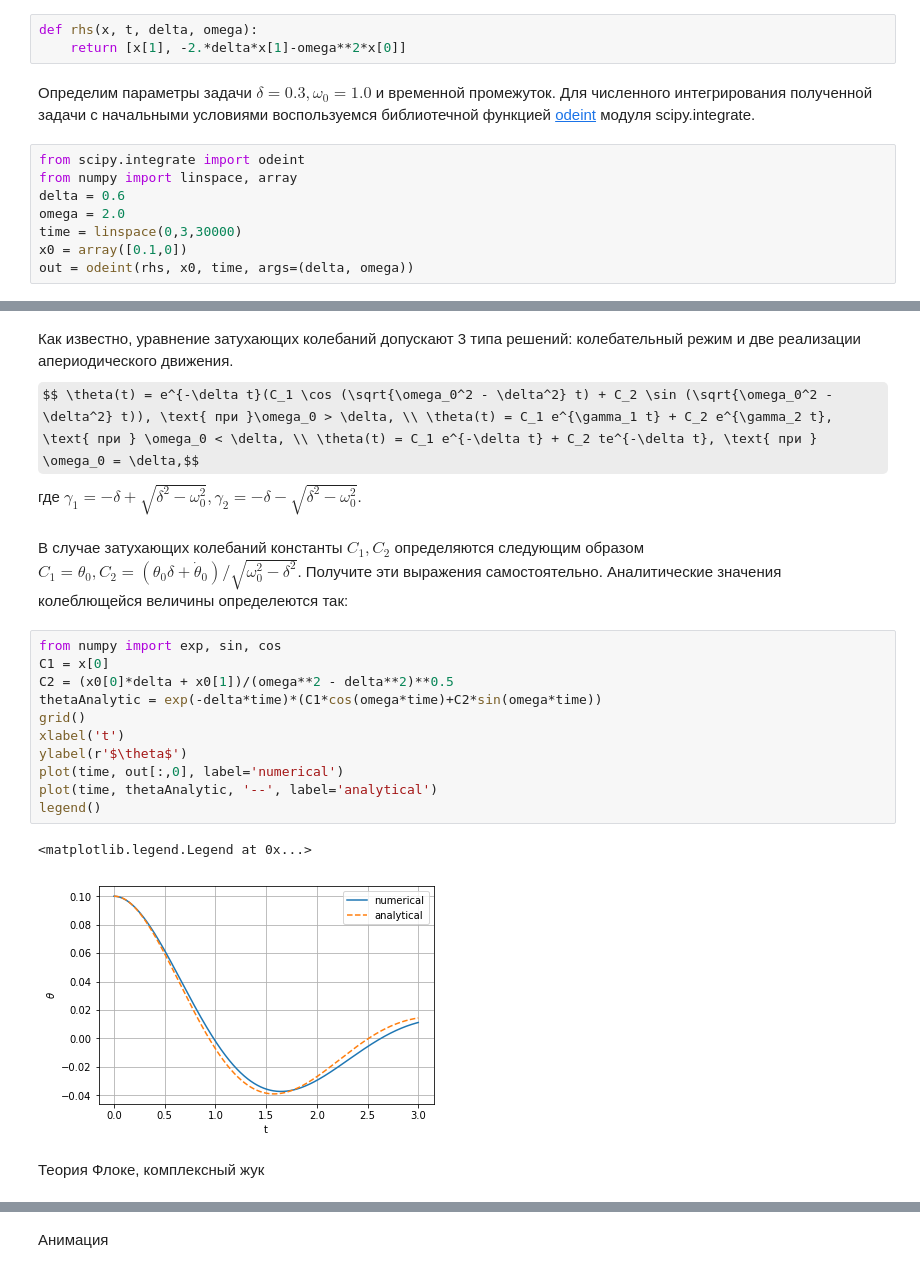
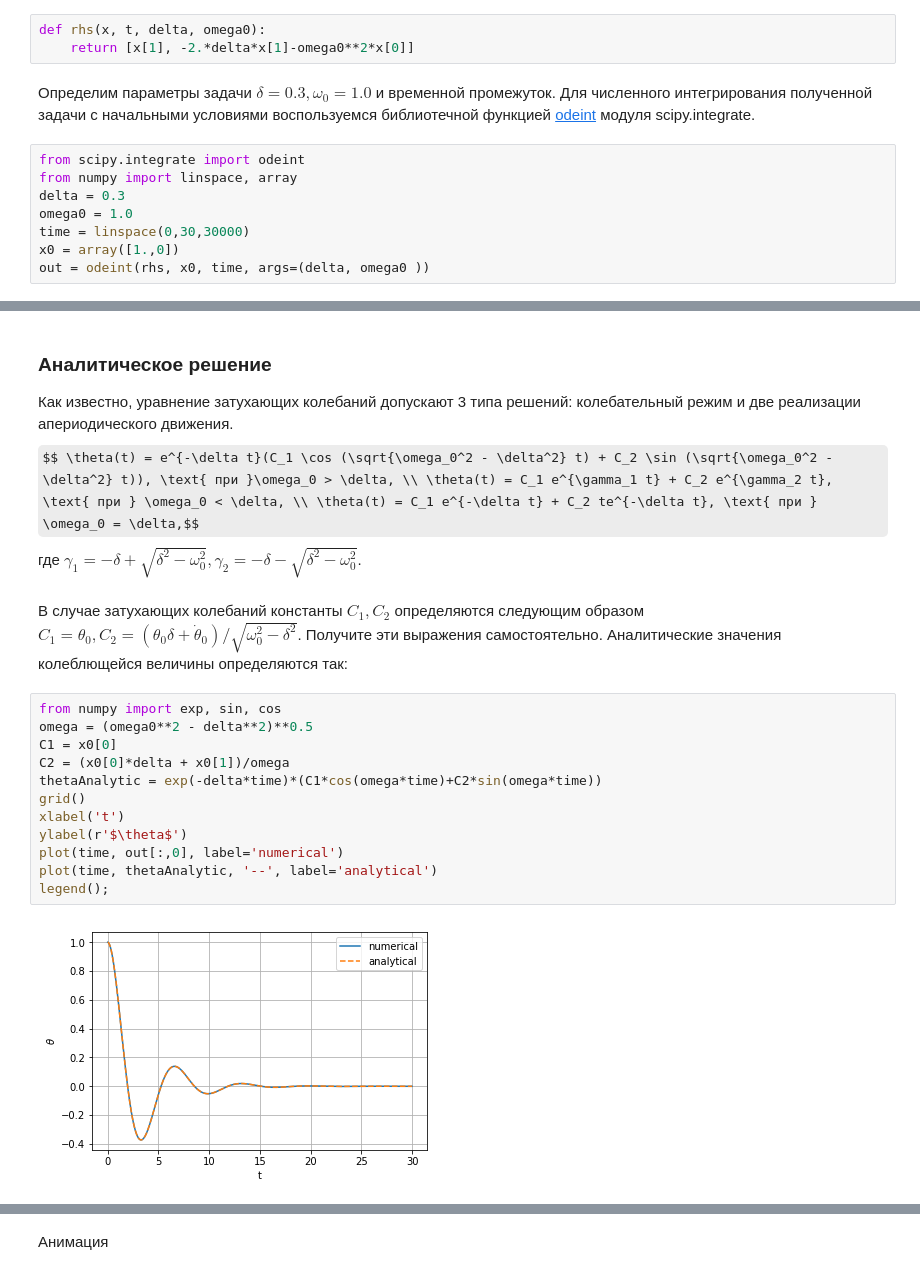
Before and after one commit to konstgav/computational-physics-python, a Jupyter notebook: Pendulum.ipynb, the cells around one changed output, grey strips where cells are left out. Cells and saved outputs as stored; diff of their text form; some formulas as TeX source.

```diff
--- a/Pendulum.ipynb
+++ b/Pendulum.ipynb
@@ -8,16 +9,16 @@
 # %% [markdown]
 Для решения дифференциального уравнения колебаний математического маятника второго порядка рассмотрим систему двух уравнений первого порядка для угла отклонения и угловой скорости: $$ \frac{d \theta}{dt} = \dot{\theta} = x[1], \\ \frac{d \dot{\theta}}{dt} = - 2 \delta \dot{\theta} - \omega_0^2 \theta = - 2 \delta x[1] - \omega_0^2 x[0].$$ Вектор $x = [\theta(t), \dot{\theta}(t)]$ содержит в себе и угол отклонения и угловую скорость в качестве компонент. Функция rhs (right hand side) определяет правые части дифференциальных уравнений и имеет следующее представление в python.
 # %%
-def rhs(x, t, delta, omega):
-    return [x[1], -2.*delta*x[1]-omega**2*x[0]]
+def rhs(x, t, delta, omega0):
+    return [x[1], -2.*delta*x[1]-omega0**2*x[0]]
 # %% [markdown]
 Определим параметры задачи $\delta = 0.3, \omega_0 = 1.0$ и временной промежуток. Для численного интегрирования полученной задачи с начальными условиями воспользуемся библиотечной функцией [odeint](https://docs.scipy.org/doc/scipy/reference/generated/scipy.integrate.odeint.html) модуля scipy.integrate.
 # %%
 from scipy.integrate import odeint
 from numpy import linspace, array
-delta = 0.6
-omega = 2.0
-time = linspace(0,3,30000)
-x0 = array([0.1,0])
-out = odeint(rhs, x0, time, args=(delta, omega))
+delta = 0.3
+omega0 = 1.0
+time = linspace(0,30,30000)
+x0 = array([1.,0])
+out = odeint(rhs, x0, time, args=(delta, omega0 ))
 # %% [markdown]
@@ -47,21 +50,20 @@ plot(out[:,0], out[:,1])
 # %% [markdown]
+### Аналитическое решение
 Как известно, уравнение затухающих колебаний допускают 3 типа решений: колебательный режим и две реализации апериодического движения. $$ \theta(t) = e^{-\delta t}(C_1 \cos (\sqrt{\omega_0^2 - \delta^2} t) + C_2 \sin (\sqrt{\omega_0^2 - \delta^2} t)), \text{ при }\omega_0 > \delta, \\ \theta(t) = C_1 e^{\gamma_1 t} + C_2 e^{\gamma_2 t}, \text{ при } \omega_0 < \delta, \\ \theta(t) = C_1 e^{-\delta t} + C_2 te^{-\delta t}, \text{ при } \omega_0 = \delta,$$ где $ \gamma_1 = -\delta + \sqrt{\delta^2 - \omega_0^2},  \gamma_2 = -\delta - \sqrt{\delta^2 - \omega_0^2}$.
 # %% [markdown]
 В случае затухающих колебаний константы $C_1, C_2$ определяются следующим образом $C_1 = \theta_0, C_2 = (\theta_0 \delta + \dot{\theta}_0)/\sqrt{\omega_0^2 - \delta^2}$. Получите эти выражения самостоятельно.
-Аналитические значения колеблющейся величины определеются так:
+Аналитические значения колеблющейся величины определяются так:
 # %%
 from numpy import exp, sin, cos
-C1 = x[0]
-C2 = (x0[0]*delta + x0[1])/(omega**2 - delta**2)**0.5
+omega = (omega0**2 - delta**2)**0.5
+C1 = x0[0]
+C2 = (x0[0]*delta + x0[1])/omega
 thetaAnalytic = exp(-delta*time)*(C1*cos(omega*time)+C2*sin(omega*time))
 grid()
 xlabel('t')
 ylabel(r'$\theta$')
 plot(time, out[:,0], label='numerical')
 plot(time, thetaAnalytic, '--', label='analytical')
-legend()
+legend();
 # %% [output]
-<matplotlib.legend.Legend at 0x...>
-[figure, old version]
+[figure, new version]
-# %% [markdown]
-Теория Флоке, комплексный жук
```
Also changed, not shown: parts of 11 cells of this notebook.
